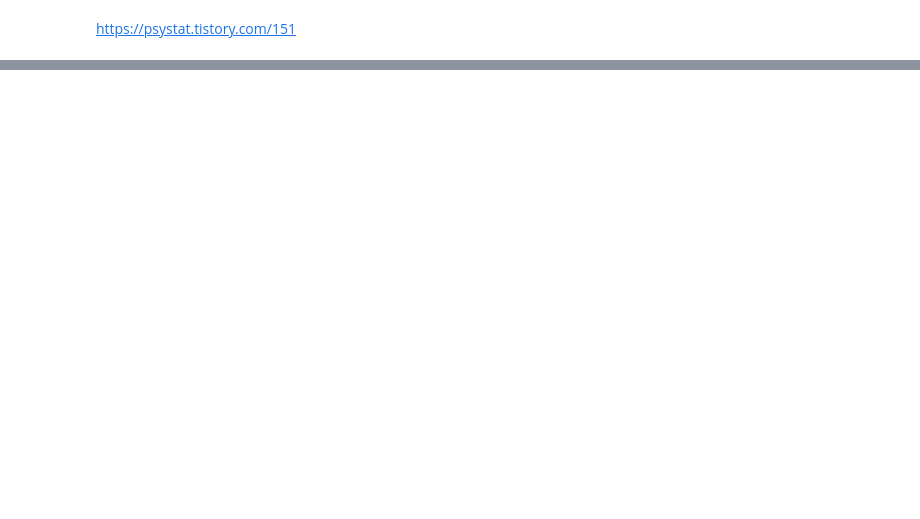
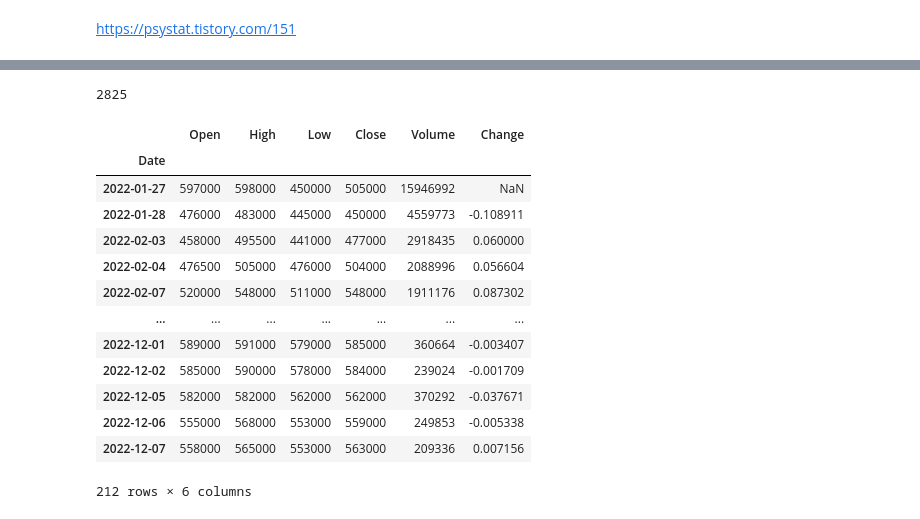
Before and after one commit to ynkim0/Stock_and_Financial_Statements, a Jupyter notebook: Finance.ipynb, the cells around one changed output, grey strips where cells are left out. Cells and saved outputs as stored; diff of their text form; code cells hidden in the pictures; blank space fills up the shorter version.

```diff
--- a/Finance.ipynb
+++ b/Finance.ipynb
@@ -54,0 +62,3 @@ df_pykrx
+# %%
+# KRX stock delisting symbol list 상장폐지 종목 전체 리스트
+krx_delisting = fdr.StockListing('KRX-DELISTING')
@@ -54,0 +71,6 @@ df_pykrx
+# %%
+stocks_dic = {}
+for stock in stocks_list:
+  df_fdr = fdr.DataReader(stock, start=start_date, end=end_date)
+  if not df_fdr.empty:
+    stocks_dic[stock] = df_fdr
@@ -54,0 +95,21 @@ df_pykrx
+# %%
+len(stocks_dic)
+# %% [output]
+2825
+# %%
+stocks_dic['373220']
+# %% [output]
+|  | Open | High | Low | Close | Volume | Change |
+| Date |  |  |  |  |  |  |
+| 2022-01-27 | 597000 | 598000 | 450000 | 505000 | 15946992 | NaN |
+| 2022-01-28 | 476000 | 483000 | 445000 | 450000 | 4559773 | -0.108911 |
+| 2022-02-03 | 458000 | 495500 | 441000 | 477000 | 2918435 | 0.060000 |
+| 2022-02-04 | 476500 | 505000 | 476000 | 504000 | 2088996 | 0.056604 |
+| 2022-02-07 | 520000 | 548000 | 511000 | 548000 | 1911176 | 0.087302 |
+| ... | ... | ... | ... | ... | ... | ... |
+| 2022-12-01 | 589000 | 591000 | 579000 | 585000 | 360664 | -0.003407 |
+| 2022-12-02 | 585000 | 590000 | 578000 | 584000 | 239024 | -0.001709 |
+| 2022-12-05 | 582000 | 582000 | 562000 | 562000 | 370292 | -0.037671 |
+| 2022-12-06 | 555000 | 568000 | 553000 | 559000 | 249853 | -0.005338 |
+| 2022-12-07 | 558000 | 565000 | 553000 | 563000 | 209336 | 0.007156 |
+212 rows × 6 columns
```
Also changed, not shown: parts of 9 cells of this notebook.
